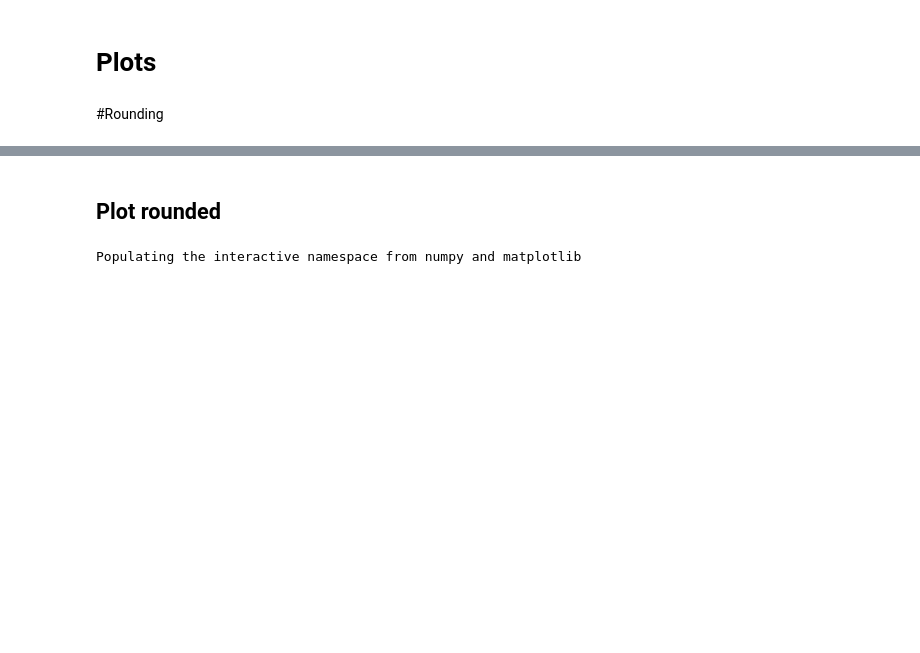
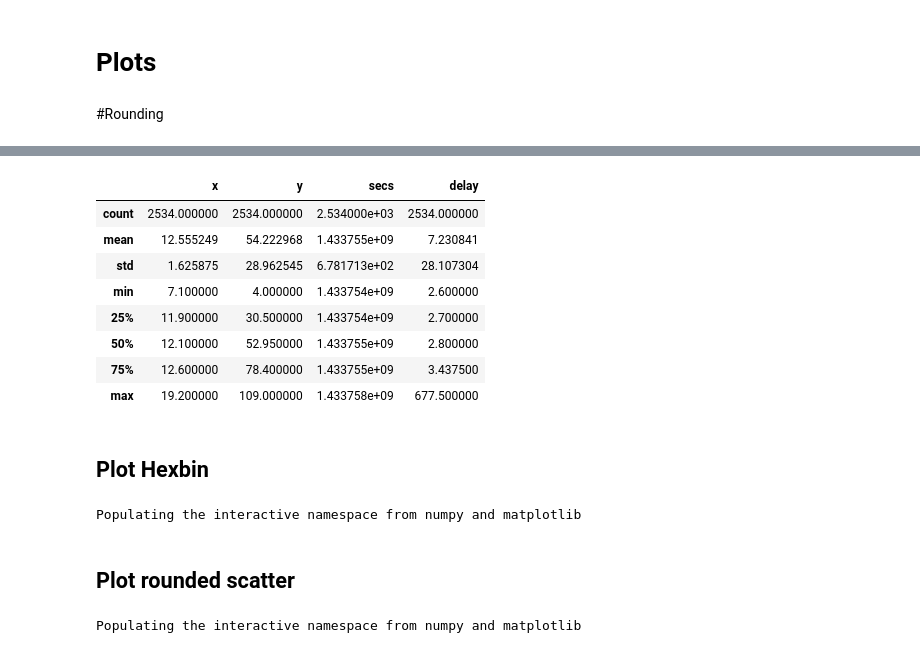
Before and after one commit to UC3MSocialRobots/robot_wardrive, a Jupyter notebook: data/Ping Plots.ipynb, the cells around one changed output, grey strips where cells are left out. Drawn from its saved outputs; the diff is of its cells as text; code cells hidden in the pictures; blank space fills up the shorter version.

```diff
--- a/data/Ping Plots.ipynb
+++ b/data/Ping Plots.ipynb
@@ -61,2 +73,2 @@ rounded = msgs.apply(np.round, decimals=1)
 # %%
-rounded.groupby(['x', 'y']).median().reset_index(inplace=True)
+rounded = rounded.groupby(['x', 'y']).median().reset_index(inplace=False)
@@ -63,5 +84,32 @@ rounded.groupby(['x', 'y']).median().reset_index(inplace=True)
+# %%
+rounded.describe()
+# %% [output]
+|  | x | y | secs | delay |
+| count | 2534.000000 | 2534.000000 | 2.534000e+03 | 2534.000000 |
+| mean | 12.555249 | 54.222968 | 1.433755e+09 | 7.230841 |
+| std | 1.625875 | 28.962545 | 6.781713e+02 | 28.107304 |
+| min | 7.100000 | 4.000000 | 1.433754e+09 | 2.600000 |
+| 25% | 11.900000 | 30.500000 | 1.433754e+09 | 2.700000 |
+| 50% | 12.100000 | 52.950000 | 1.433755e+09 | 2.800000 |
+| 75% | 12.600000 | 78.400000 | 1.433755e+09 | 3.437500 |
+| max | 19.200000 | 109.000000 | 1.433758e+09 | 677.500000 |
+# %% [markdown]
+## Plot Hexbin
+# %%
+%pylab qt
+plt.hexbin(msgs.x, msgs.y, msgs.delay, gridsize=80,
+           reduce_C_function=np.median, bins='log',
+           cmap='winter', alpha=0.5, linewidths=0.1, label='log(ping)')
+plt.colorbar()
+img = plt.imread('roboticslab_complete_clean.png')
+implot = plt.imshow(img, extent=extent, cmap='Greys_r')
+axes().set_aspect('equal', 'datalim')
+plt.grid(b=None)
+plt.savefig('ping_locations_hexbin.pdf', grid=None, transparent=False, dpi=300)
+# %% [output]
+Populating the interactive namespace from numpy and matplotlib
 # %% [markdown]
-## Plot rounded
+## Plot rounded scatter
 # %%
 # Set image limits
 extent=[min(rounded.x - 6.55), max(rounded.x + 5.55),
```
Also changed, not shown: parts of 7 cells of this notebook, 1 other file.
